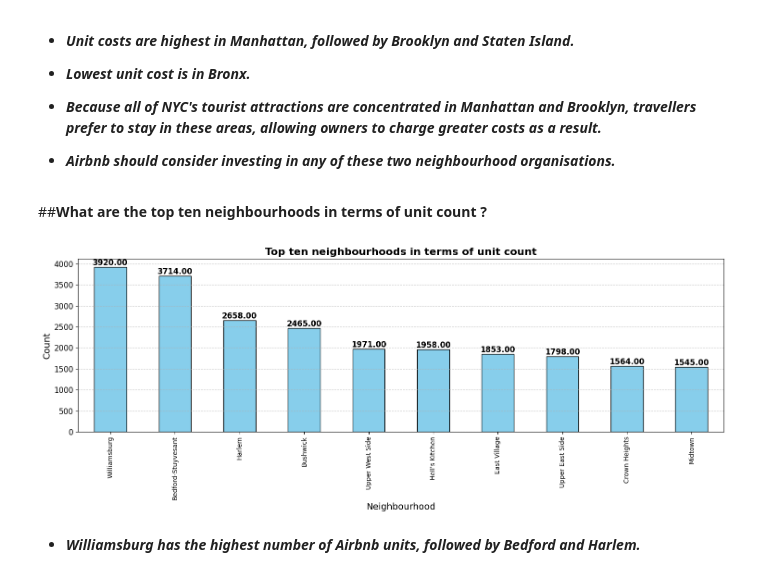
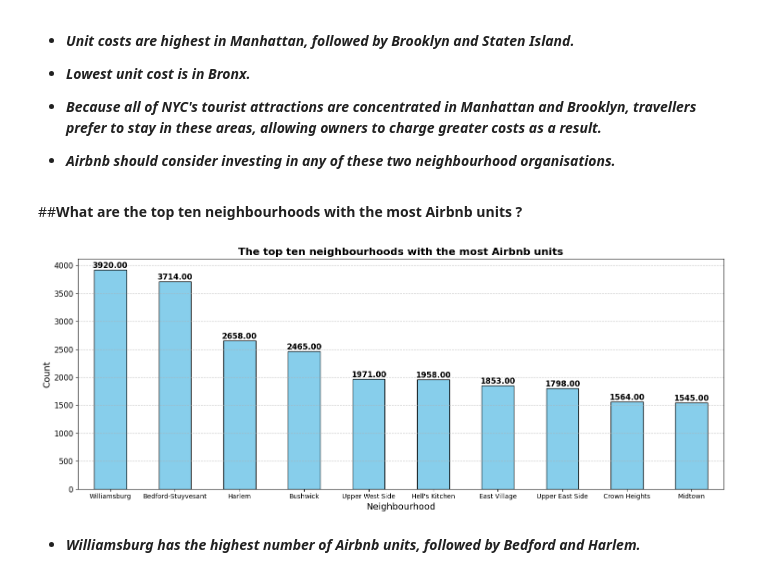
Before and after one commit to Sid-9823/Airbnb-Bookings-Analysis, a Jupyter notebook: Airbnb_Bookings_Analysis.ipynb, the cells around one changed output. Cells and saved outputs as stored; diff of their text form; code cells hidden in the pictures.

```diff
--- a/Airbnb_Bookings_Analysis.ipynb
+++ b/Airbnb_Bookings_Analysis.ipynb
@@ -409,26 +411,27 @@ plt.tight_layout()
 
 * ***Airbnb should consider investing in any of these two neighbourhood organisations.***
 # %% [markdown]
-##**What are the top ten neighbourhoods in terms of unit count ?**
+##**What are the top ten neighbourhoods with the most Airbnb units ?**
 # %%
 # Create the figure and axis objects
 
 plt.figure(figsize=(15, 6))
 ax = df['neigh'].value_counts().head(10).plot(kind = 'bar', color='skyblue', edgecolor='black')
 
 # To annotate the countplot.
 
 for p in ax.patches:
   ax.annotate(f"{p.get_height():.2f}", (p.get_x() + p.get_width() / 2, p.get_height()),
   ha='center', va='bottom', fontsize=12, fontweight='bold', color='black')
 
 plt.xlabel('Neighbourhood', fontsize=14)
 plt.ylabel('Count', fontsize=14)
-plt.title('Top ten neighbourhoods in terms of unit count', fontsize=16, fontweight = 'bold')
+plt.title('The top ten neighbourhoods with the most Airbnb units', fontsize=16, fontweight = 'bold')
 plt.yticks(fontsize=12)
+plt.xticks(rotation = 0)
 plt.grid(axis='y', linestyle='--', alpha=0.7)
 plt.tight_layout()
 # %% [output]
-[figure, old version]
+[figure, new version]
 # %% [markdown]
 * ***Williamsburg has the highest number of Airbnb units, followed by Bedford and Harlem.***
```
Also changed, not shown: parts of 38 cells of this notebook.
